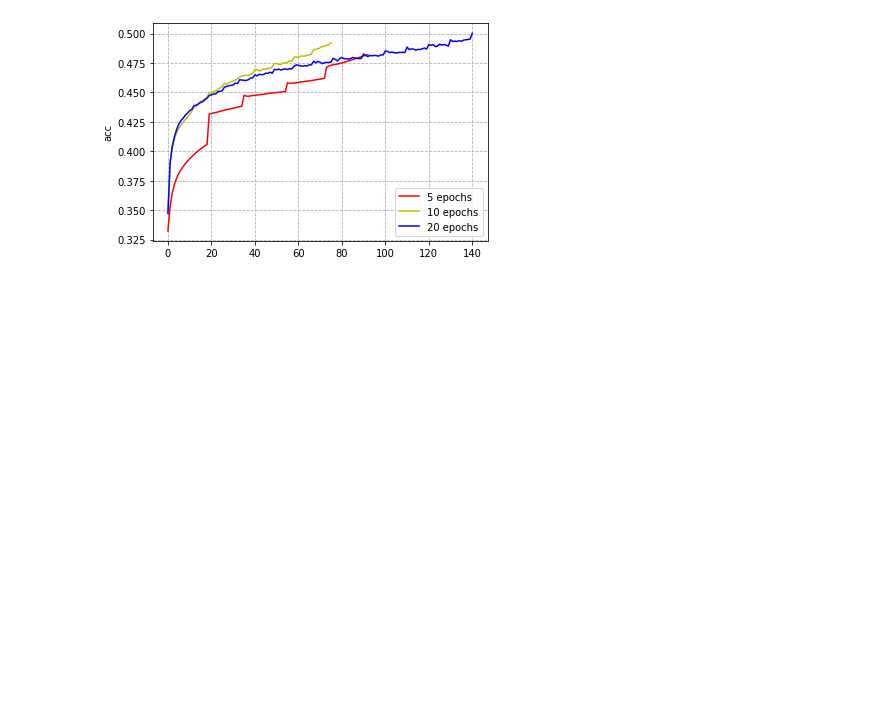
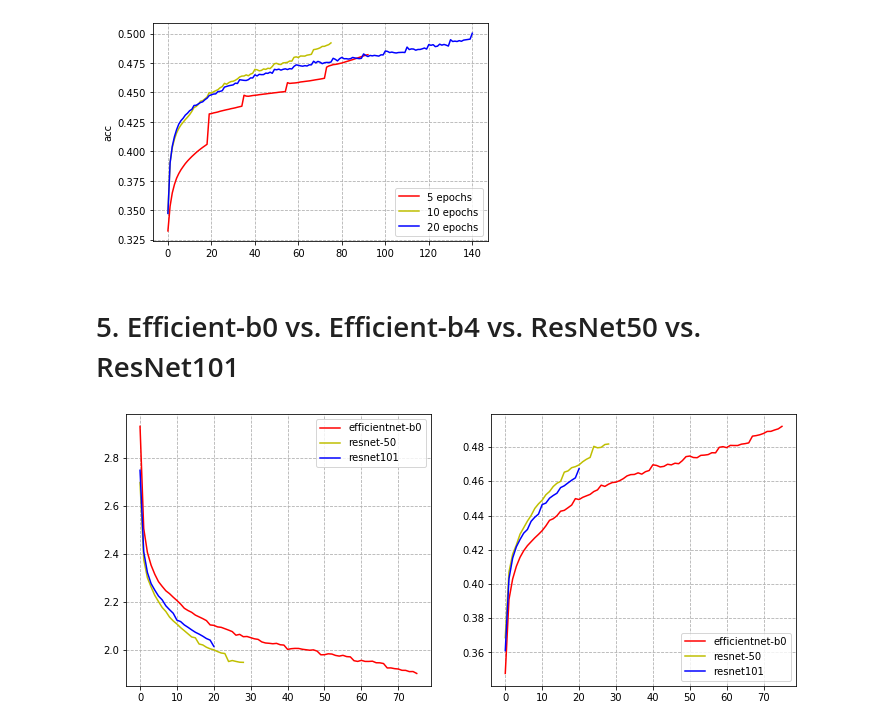
Before and after one commit to qiminchen/CoralNet, a Jupyter notebook: test_eval.ipynb, the cells around one changed output. Saved outputs shown, nothing was run; the diff lists cells and outputs as text; code cells hidden in the pictures; blank space fills up the shorter version.

```diff
--- a/test_eval.ipynb
+++ b/test_eval.ipynb
@@ -185,3 +218,33 @@ plt.legend()
 # %% [output]
 <matplotlib.legend.Legend at 0x...>
 [figure]
+# %% [markdown]
+# 5. Efficient-b0 vs. Efficient-b4 vs. ResNet50 vs. ResNet101
+# %%
+def read_static(file):
+    loss, acc = [], []
+    f = pd.read_csv(file)
+    for index, row in f.iterrows():
+        if row['phase'] == 'train':
+            loss.append(row['batch_loss'])
+            acc.append(row['batch_acc'])
+    return loss, acc
+# %%
+effb0_loss, effb0_acc = read_static('/home/qimin/Downloads/loss/efficientnet_b0_coralnet_nautilus_0.05_10eps_01maxlr/0/epoch_loss.csv')
+res50_loss, res50_acc = read_static('/home/qimin/Downloads/loss/resnet_resnet50_coralnet_nautilus_0.05_10eps_01maxlr/0/epoch_loss.csv')
+re101_loss, re101_acc = read_static('/home/qimin/Downloads/loss/resnet_resnet101_coralnet_nautilus_0.05_10eps_01maxlr/0/epoch_loss.csv')
+# %%
+fig, (ax1, ax2) = plt.subplots(1, 2, figsize=(12, 5))
+ax1.plot(effb0_loss, label='efficientnet-b0', color='r')
+ax1.plot(res50_loss, label='resnet-50', color='y')
+ax1.plot(re101_loss, label='resnet101', color='b')
+ax1.grid(True, ls='--', lw=0.8)
+ax1.legend()
+ax2.plot(effb0_acc, label='efficientnet-b0', color='r')
+ax2.plot(res50_acc, label='resnet-50', color='y')
+ax2.plot(re101_acc, label='resnet101', color='b')
+ax2.grid(True, ls='--', lw=0.8)
+ax2.legend()
+plt.show()
+# %% [output]
+[figure, added]
```
Also changed, not shown: parts of 7 cells of this notebook.
